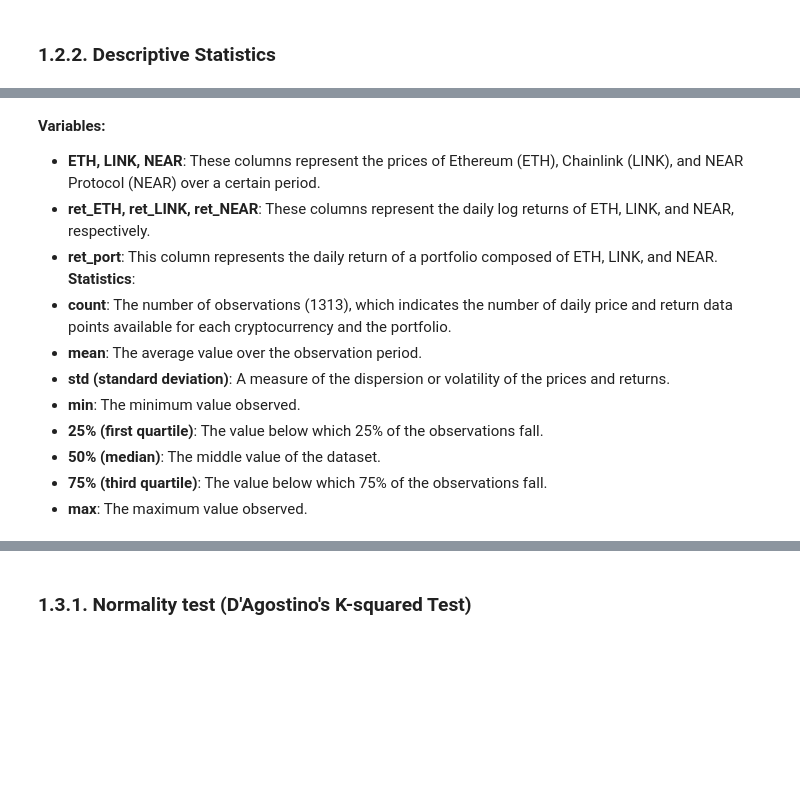
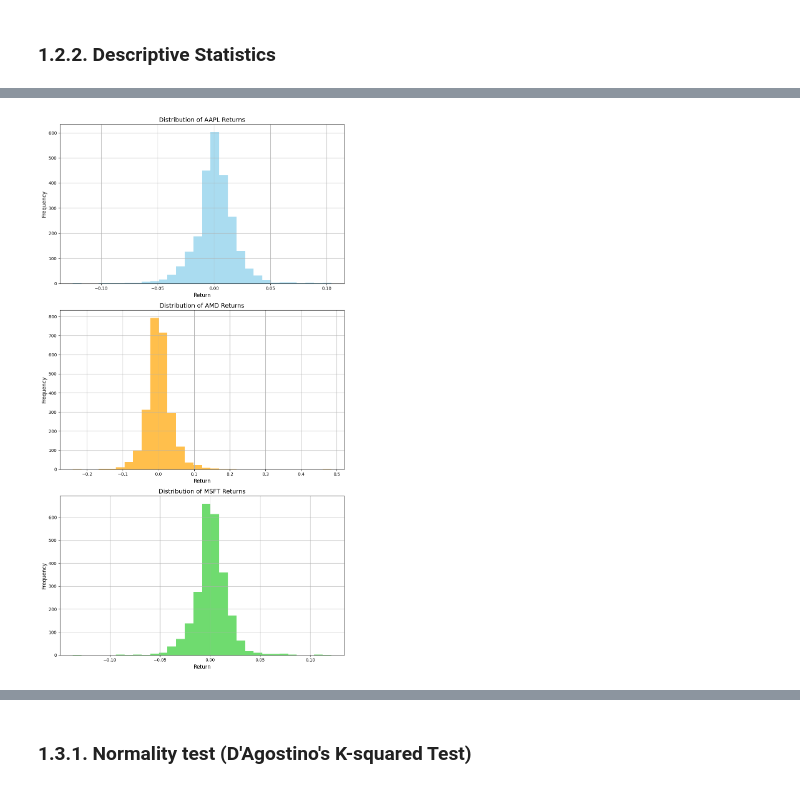
Before and after one commit to trungchien171/it_application_ftu, a Jupyter notebook: My mid-project/Quach Minh.ipynb, the cells around one changed output, grey strips where cells are left out. Saved outputs shown, nothing was run; the diff lists cells and outputs as text; code cells hidden in the pictures; blank space fills up the shorter version.

```diff
--- a/My mid-project/Quach Minh.ipynb
+++ b/My mid-project/Quach Minh.ipynb
@@ -363,14 +278,22 @@ desc_stats
-# %% [markdown]
-**Variables:**
-- **ETH, LINK, NEAR**: These columns represent the prices of Ethereum (ETH), Chainlink (LINK), and NEAR Protocol (NEAR) over a certain period.
-- **ret_ETH, ret_LINK, ret_NEAR**: These columns represent the daily log returns of ETH, LINK, and NEAR, respectively.
-- **ret_port**: This column represents the daily return of a portfolio composed of ETH, LINK, and NEAR.
-**Statistics**:
-- **count**: The number of observations (1313), which indicates the number of daily price and return data points available for each cryptocurrency and the portfolio.
-- **mean**: The average value over the observation period.
-- **std (standard deviation)**: A measure of the dispersion or volatility of the prices and returns.
-- **min**: The minimum value observed.
-- **25% (first quartile)**: The value below which 25% of the observations fall.
-- **50% (median)**: The middle value of the dataset.
-- **75% (third quartile)**: The value below which 75% of the observations fall.
-- **max**: The maximum value observed.
+# %%
+fig, axs = plt.subplots(3, 1, figsize=(10, 18))
+
+returns['aapl'].hist(bins=30, ax=axs[0], alpha=0.7, color='skyblue')
+axs[0].set_title('Distribution of AAPL Returns', fontsize=14)
+axs[0].set_xlabel('Return', fontsize=12)
+axs[0].set_ylabel('Frequency', fontsize=12)
+
+returns['amd'].hist(bins=30, ax=axs[1], alpha=0.7, color='orange')
+axs[1].set_title('Distribution of AMD Returns', fontsize=14)
+axs[1].set_xlabel('Return', fontsize=12)
+axs[1].set_ylabel('Frequency', fontsize=12)
+
+returns['msft'].hist(bins=30, ax=axs[2], alpha=0.7, color='limegreen')
+axs[2].set_title('Distribution of MSFT Returns', fontsize=14)
+axs[2].set_xlabel('Return', fontsize=12)
+axs[2].set_ylabel('Frequency', fontsize=12)
+
+plt.tight_layout()
+plt.show()
+# %% [output]
+[figure, added]
```
Also changed, not shown: parts of 84 cells of this notebook, 2 other files.
